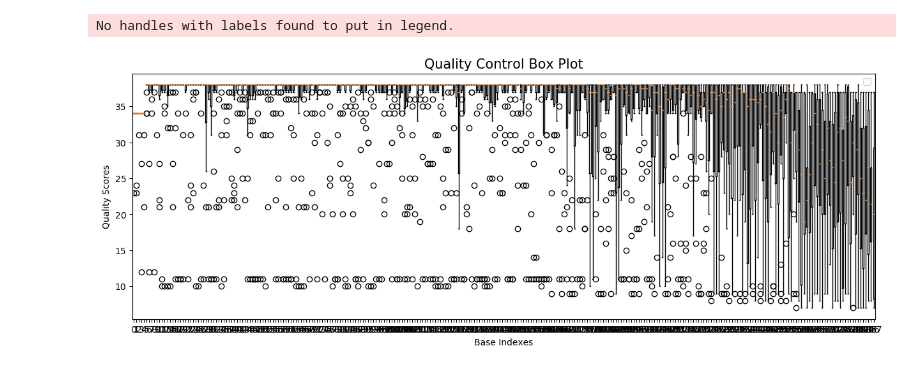
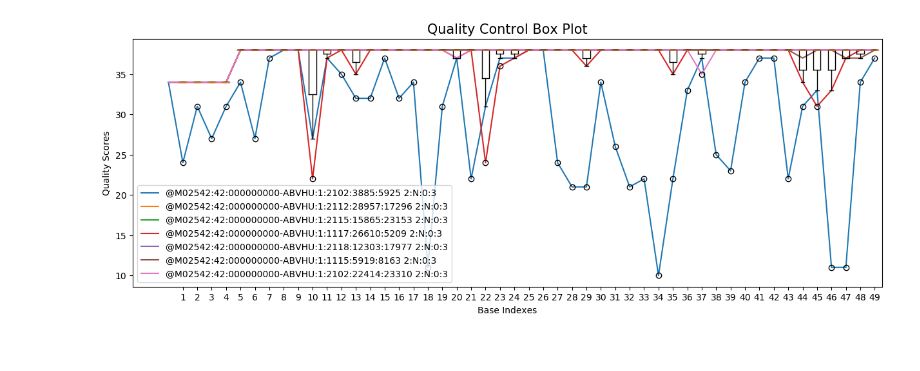
Before and after one commit to jsphu/assignment1, a Jupyter notebook: fastqboxplot/quality_control_box_plot/boxplot.ipynb, the cells around one changed output. Cells and saved outputs as stored; diff of their text form; code cells hidden in the pictures.

Commit message:
update boxplot

```diff
--- a/fastqboxplot/quality_control_box_plot/boxplot.ipynb
+++ b/fastqboxplot/quality_control_box_plot/boxplot.ipynb
@@ -13,9 +0,0 @@ for i in range(0,len(fasta),2): out.write("".join(map(str,fasta[i])).replace("@"
-# %%
-# Sequences and Phred scores...
-seq_list=(open("output.fasta","r").read()).split("\n")
-dna_list=list()
-for _ in range(1,len(seq_list),2): dna_list.append(seq_list[_])
-phred_list=(open("example.fastq","r").read()).split("\n")
-qualities=list()
-for i in range(0,len(phred_list)):
-    if i%4==3: qualities.append(phred_list[i])
@@ -30,25 +0,0 @@ for i in range(len(qualities)):
-# %%
-# Sequence and Quality scores in one dictionary
-data_dict={}
-for base_index in range(288): # <--- "example.fastq" contains sequences that have at least 288 bases.
-    scores=list()
-    for sequence_index in range(len(score_list)):
-        scores.append((score_list[sequence_index])[base_index])
-    data_dict.update({base_index:scores})
-# %%
-fig,ax=plt.subplots(figsize=(15,5),sharey=True,sharex=True)
-
-# Plots
-#for index in range(len(score_list)): ax.plot(range(len(score_list[index])),score_list[index], label=f"seq{index+1}")
-
-# Boxplots
-ax.boxplot(data_dict.values(),labels=data_dict.keys())
-
-ax.set_title('Quality Control Box Plot', fontsize=15)
-ax.set_xlabel("Base Indexes")
-ax.set_ylabel("Quality Scores")
-ax.legend(fontsize=10)
-plt.show()
-# %% [output]
-No handles with labels found to put in legend.
-[figure, removed]
@@ -54,0 +90,9 @@ No handles with labels found to put in legend.
+# %%
+boxplot(lines=True,
+        legend=True,
+        samples=7,
+        bmin=0,
+        bmax=50,
+        boxsize=(15,5))
+# %% [output]
+[figure, added]
```
Also changed, not shown: parts of 4 cells of this notebook, 1 other file.
